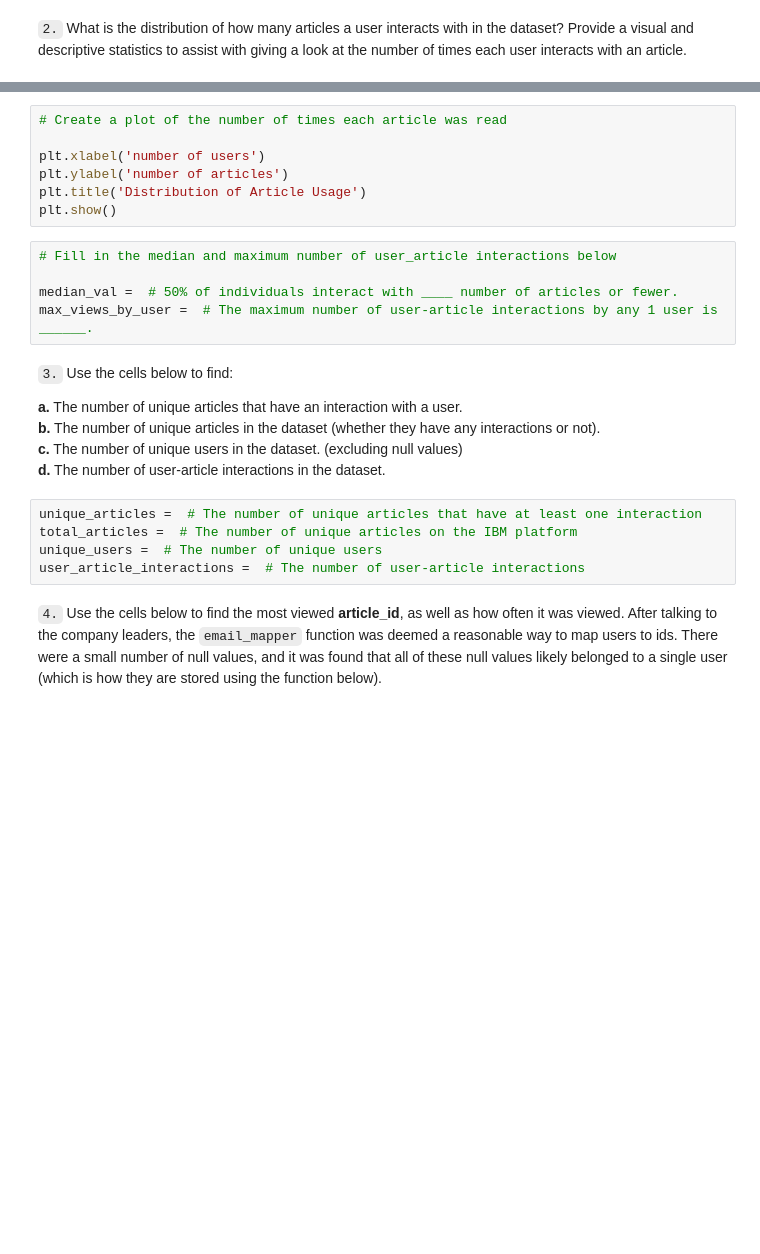
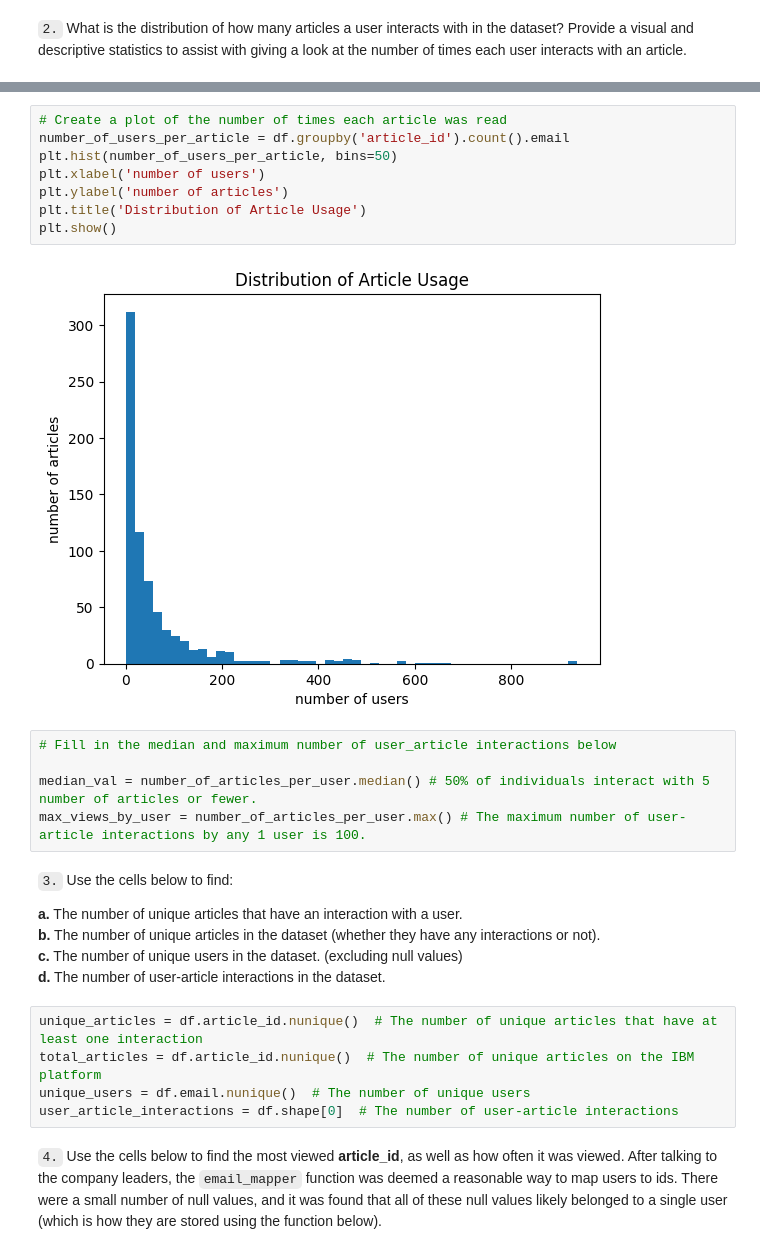
Before and after one commit to sknevhal/dsnd-recommendation-systems-project, a Jupyter notebook: starter/Recommendations_with_IBM.ipynb, the cells around one changed output, grey strips where cells are left out. Saved outputs shown, nothing was run; the diff lists cells and outputs as text; blank space fills up the shorter version.

```diff
--- a/starter/Recommendations_with_IBM.ipynb
+++ b/starter/Recommendations_with_IBM.ipynb
@@ -113,15 +121,18 @@ plt.show()
 # %%
 # Create a plot of the number of times each article was read
-
+number_of_users_per_article = df.groupby('article_id').count().email
+plt.hist(number_of_users_per_article, bins=50)
 plt.xlabel('number of users')
 plt.ylabel('number of articles')
 plt.title('Distribution of Article Usage')
 plt.show()
+# %% [output]
+[figure, added]
 # %%
 # Fill in the median and maximum number of user_article interactions below
 
-median_val =  # 50% of individuals interact with ____ number of articles or fewer.
-max_views_by_user =  # The maximum number of user-article interactions by any 1 user is ______.
+median_val = number_of_articles_per_user.median() # 50% of individuals interact with 5 number of articles or fewer.
+max_views_by_user = number_of_articles_per_user.max() # The maximum number of user-article interactions by any 1 user is 100.
 # %% [markdown]
 `3.` Use the cells below to find:
 
@@ -130,10 +141,10 @@ max_views_by_user =  # The maximum number of user-article interactions by any 1
 **c.** The number of unique users in the dataset. (excluding null values) <br>
 **d.** The number of user-article interactions in the dataset.
 # %%
-unique_articles =  # The number of unique articles that have at least one interaction
-total_articles =  # The number of unique articles on the IBM platform
-unique_users =  # The number of unique users
-user_article_interactions =  # The number of user-article interactions
+unique_articles = df.article_id.nunique()  # The number of unique articles that have at least one interaction
+total_articles = df.article_id.nunique()  # The number of unique articles on the IBM platform
+unique_users = df.email.nunique()  # The number of unique users
+user_article_interactions = df.shape[0]  # The number of user-article interactions
 # %% [markdown]
 `4.` Use the cells below to find the most viewed **article_id**, as well as how often it was viewed.  After talking to the company leaders, the `email_mapper` function was deemed a reasonable way to map users to ids.  There were a small number of null values, and it was found that all of these null values likely belonged to a single user (which is how they are stored using the function below).
 # %%
```
Also changed, not shown: parts of 14 cells of this notebook.
